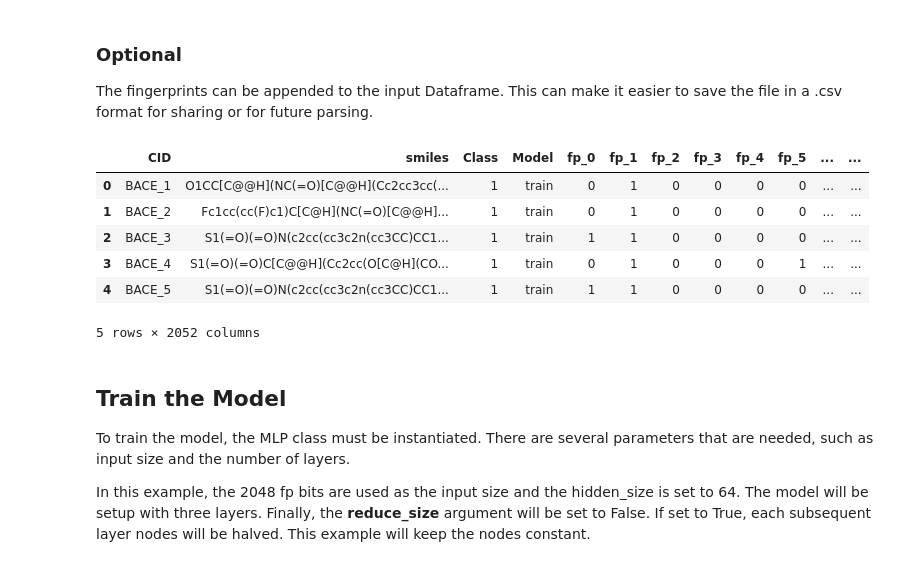
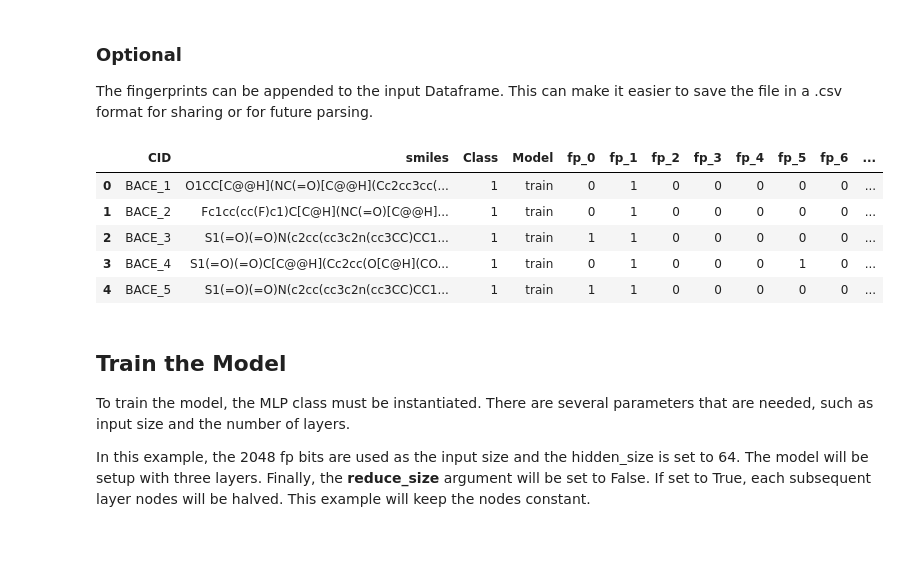
Before and after one commit to tlint101/MolMiner-graphs, a Jupyter notebook: tutorials/mlx/mlx_model_mlp.ipynb, the cells around one changed output. Cells and saved outputs as stored; diff of their text form; code cells hidden in the pictures.

```diff
--- a/tutorials/mlx/mlx_model_mlp.ipynb
+++ b/tutorials/mlx/mlx_model_mlp.ipynb
@@ -56,18 +56,19 @@ for x, label in zip(test_mols, test.Class):
 
 The fingerprints can be appended to the input Dataframe. This can make it easier to save the file in a .csv format for sharing or for future parsing.
 # %%
+pd.set_option('display.max_columns', None)
+
 fp_df = pd.DataFrame(fp_list_train, index=train.index)
 fp_df.columns = [f"fp_{i}" for i in range(fp_df.shape[1])]
 train = pd.concat([train, fp_df], axis=1)
 train.head()
 # %% [output]
-|  | CID | smiles | Class | Model | fp_0 | fp_1 | fp_2 | fp_3 | fp_4 | fp_5 | ... | ... |
-| 0 | BACE_1 | O1CC[C@@H](NC(=O)[C@@H](Cc2cc3cc(... | 1 | train | 0 | 1 | 0 | 0 | 0 | 0 | ... | ... |
-| 1 | BACE_2 | Fc1cc(cc(F)c1)C[C@H](NC(=O)[C@@H]... | 1 | train | 0 | 1 | 0 | 0 | 0 | 0 | ... | ... |
-| 2 | BACE_3 | S1(=O)(=O)N(c2cc(cc3c2n(cc3CC)CC1... | 1 | train | 1 | 1 | 0 | 0 | 0 | 0 | ... | ... |
-| 3 | BACE_4 | S1(=O)(=O)C[C@@H](Cc2cc(O[C@H](CO... | 1 | train | 0 | 1 | 0 | 0 | 0 | 1 | ... | ... |
-| 4 | BACE_5 | S1(=O)(=O)N(c2cc(cc3c2n(cc3CC)CC1... | 1 | train | 1 | 1 | 0 | 0 | 0 | 0 | ... | ... |
+|  | CID | smiles | Class | Model | fp_0 | fp_1 | fp_2 | fp_3 | fp_4 | fp_5 | fp_6 | ... |
+| 0 | BACE_1 | O1CC[C@@H](NC(=O)[C@@H](Cc2cc3cc(... | 1 | train | 0 | 1 | 0 | 0 | 0 | 0 | 0 | ... |
+| 1 | BACE_2 | Fc1cc(cc(F)c1)C[C@H](NC(=O)[C@@H]... | 1 | train | 0 | 1 | 0 | 0 | 0 | 0 | 0 | ... |
+| 2 | BACE_3 | S1(=O)(=O)N(c2cc(cc3c2n(cc3CC)CC1... | 1 | train | 1 | 1 | 0 | 0 | 0 | 0 | 0 | ... |
+| 3 | BACE_4 | S1(=O)(=O)C[C@@H](Cc2cc(O[C@H](CO... | 1 | train | 0 | 1 | 0 | 0 | 0 | 1 | 0 | ... |
+| 4 | BACE_5 | S1(=O)(=O)N(c2cc(cc3c2n(cc3CC)CC1... | 1 | train | 1 | 1 | 0 | 0 | 0 | 0 | 0 | ... |
-5 rows × 2052 columns
 # %% [markdown]
 ## Train the Model
 
```
Also changed, not shown: parts of 11 cells of this notebook, 12 other files.
